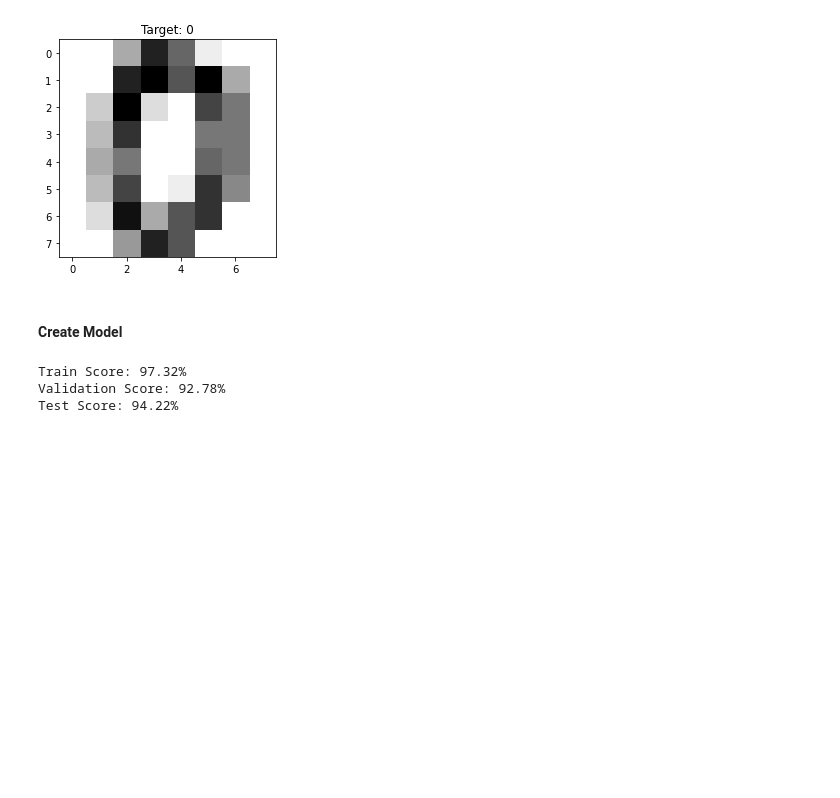
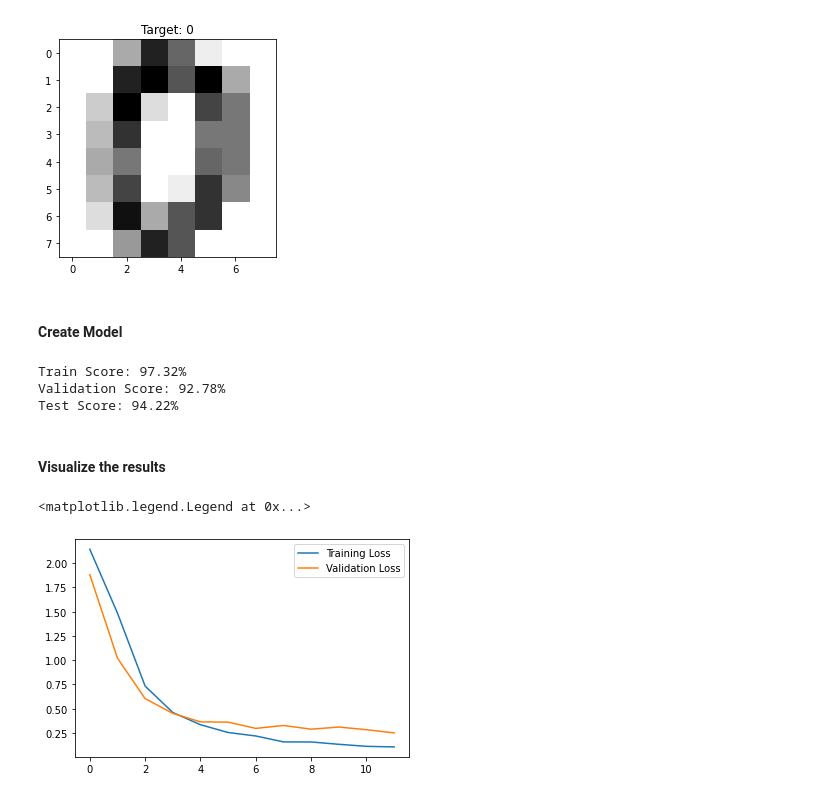
Before and after one commit to rohannakra/Simple-Neural-Network-Experiments, a Jupyter notebook: simple_neural_net_exp_2.ipynb, the cells around one changed output. Drawn from its saved outputs; the diff is of its cells as text; code cells hidden in the pictures; blank space fills up the shorter version.

Commit message:
Adding visualization.

```diff
--- a/simple_neural_net_exp_2.ipynb
+++ b/simple_neural_net_exp_2.ipynb
@@ -94,3 +94,12 @@ print(
 Train Score: 97.32%
 Validation Score: 92.78%
 Test Score: 94.22%
+# %% [markdown]
+#### Visualize the results
+# %%
+plt.plot(range(12), results['loss'], label='Training Loss')
+plt.plot(range(12), results['val_loss'], label='Validation Loss')
+plt.legend()
+# %% [output]
+<matplotlib.legend.Legend at 0x...>
+[figure, added]
```
